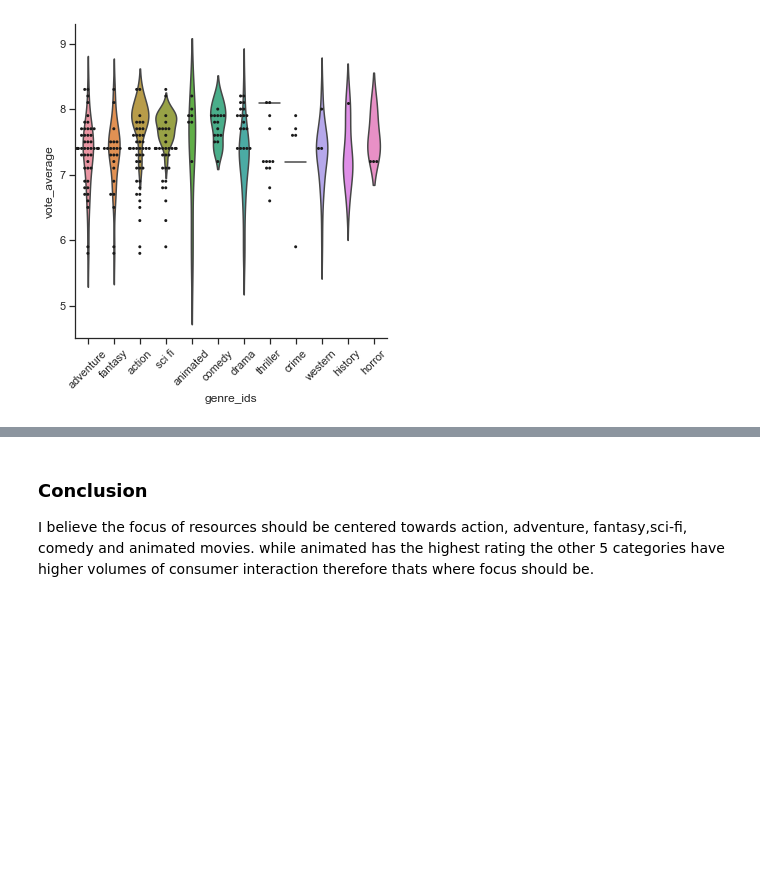
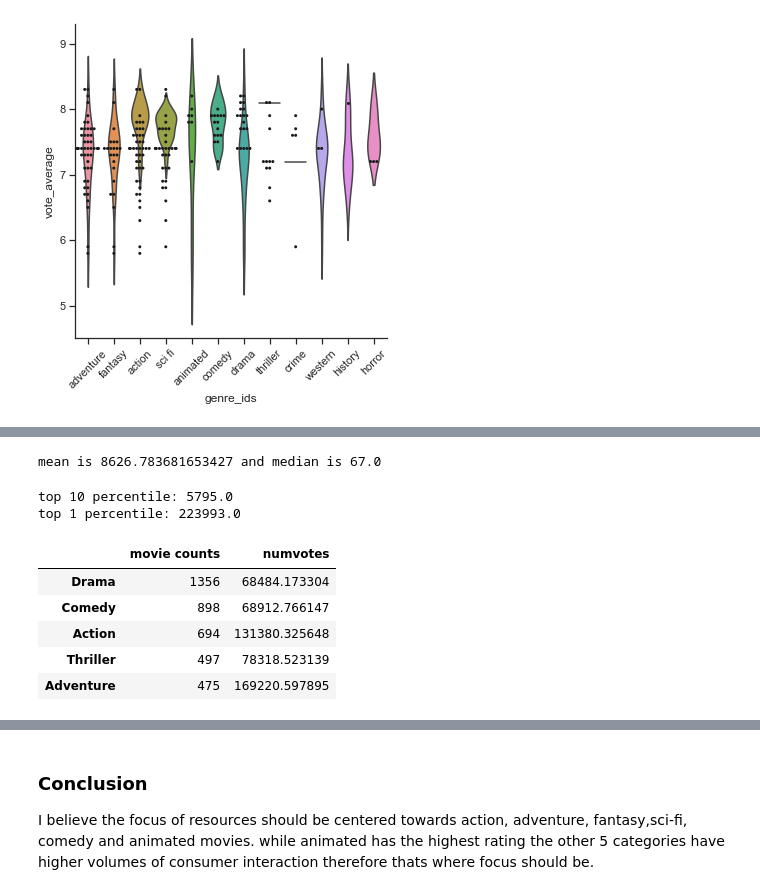
Before and after one commit to alpacanonymous/project1, a Jupyter notebook: final_notebook.ipynb, the cells around one changed output, grey strips where cells are left out. Cells and saved outputs as stored; diff of their text form; code cells hidden in the pictures; blank space fills up the shorter version.

```diff
--- a/final_notebook.ipynb
+++ b/final_notebook.ipynb
@@ -696,0 +852,51 @@ g.set_xticklabels(rotation=45)
+# %%
+#the mean vote counts is significantly larger than the median.
+#This means the data is extremely skewed right.
+
+mean = imdb_US_movie['numvotes'].mean()
+median = imdb_US_movie['numvotes'].median()
+print(f'mean is {mean} and median is {median}')
+# %% [output]
+mean is 8626.783681653427 and median is 67.0
+# %%
+#We will consider top 10 and top 1 percent of the data
+#10 and 1 percentile of vote counts
+
+ten_percentile = imdb_US_movie['numvotes'].quantile(.90)
+one_percentile = imdb_US_movie['numvotes'].quantile(.99)
+
+print("top 10 percentile:", round(ten_percentile))
+print("top 1 percentile:", round(one_percentile))
+# %% [output]
+top 10 percentile: 5795.0
+top 1 percentile: 223993.0
+# %%
+#movies filtered based on the top 10 percentile of vote counts
+top_10_percent = imdb_US_movie[(imdb_US_movie['numvotes']>=5795)].reset_index().copy()
+
+#divided up multiple genres for a single movie into a separate row
+top_10_percent.loc[:,('genres')] = top_10_percent.loc[:,('genres')].str.split(',')
+top_10 = top_10_percent.explode('genres')
+
+#filtered out top 5 genres of movie counts within the 10 percentile
+genres_count_10_percent = pd.DataFrame(top_10['genres'].value_counts())
+genres_count_10_percent = genres_count_10_percent.head()
+
+#created a table with average number of votes for top five movie genre counts
+genres_avgvotes_10 = pd.DataFrame(top_10.groupby('genres')['numvotes'].mean().sort_values(ascending=False))
+genres_avgvotes_10 = genres_avgvotes_10.reset_index()
+genres_avgvotes_10 = genres_avgvotes_10[genres_avgvotes_10['genres'].isin(['Drama','Comedy','Action','Thriller','Adventure'])]
+genres_avgvotes_10.set_index('genres', inplace=True)
+genres_avgvotes_10
+
+#joined the movie counts and average number of votes by genre
+top10 = genres_count_10_percent.join(genres_avgvotes_10)
+top10.rename(columns={'genres':'movie counts'}, inplace=True)
+top10
+# %% [output]
+|  | movie counts | numvotes |
+| Drama | 1356 | 68484.173304 |
+| Comedy | 898 | 68912.766147 |
+| Action | 694 | 131380.325648 |
+| Thriller | 497 | 78318.523139 |
+| Adventure | 475 | 169220.597895 |
```
Also changed, not shown: parts of 22 cells of this notebook.
